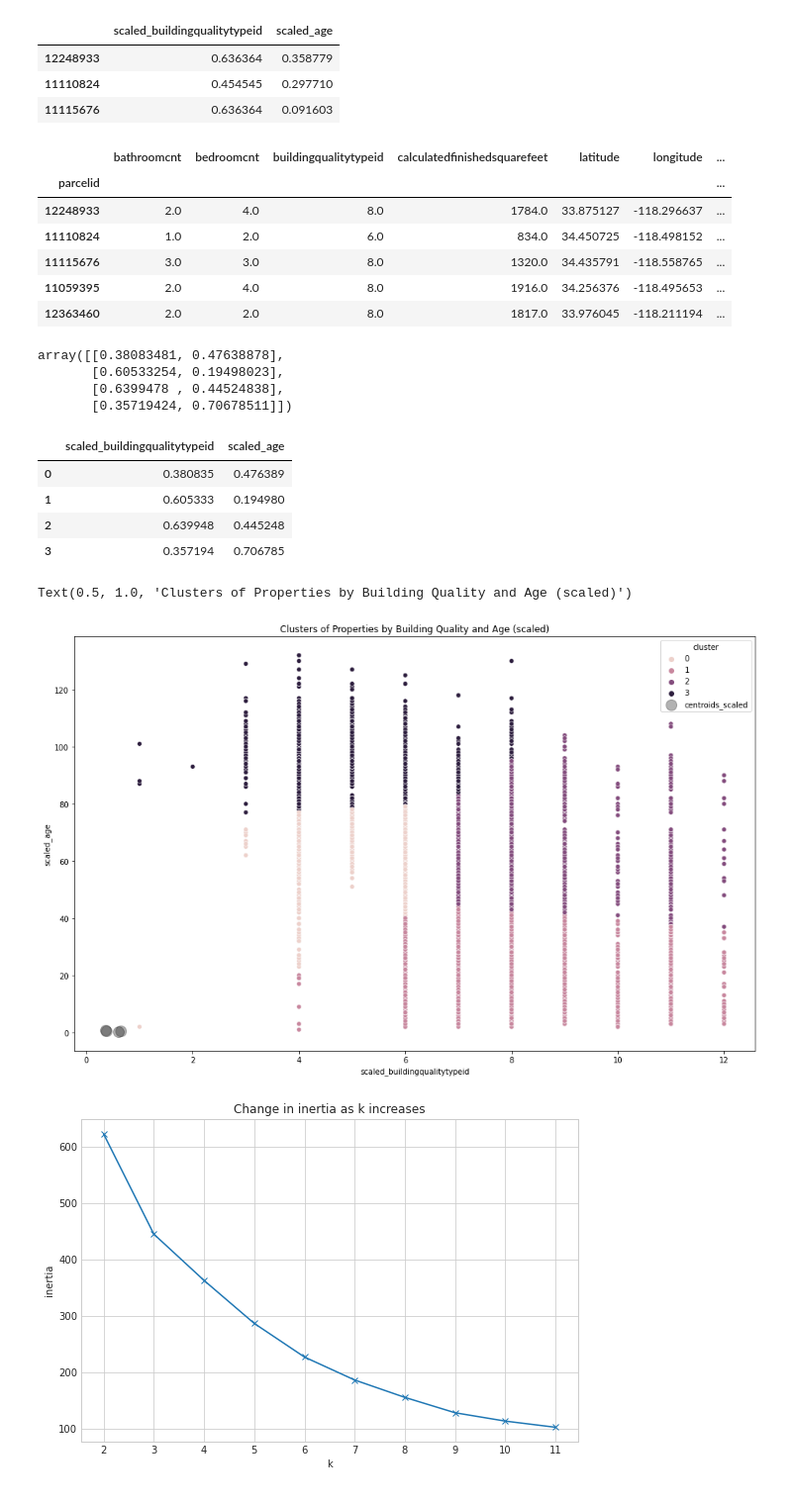
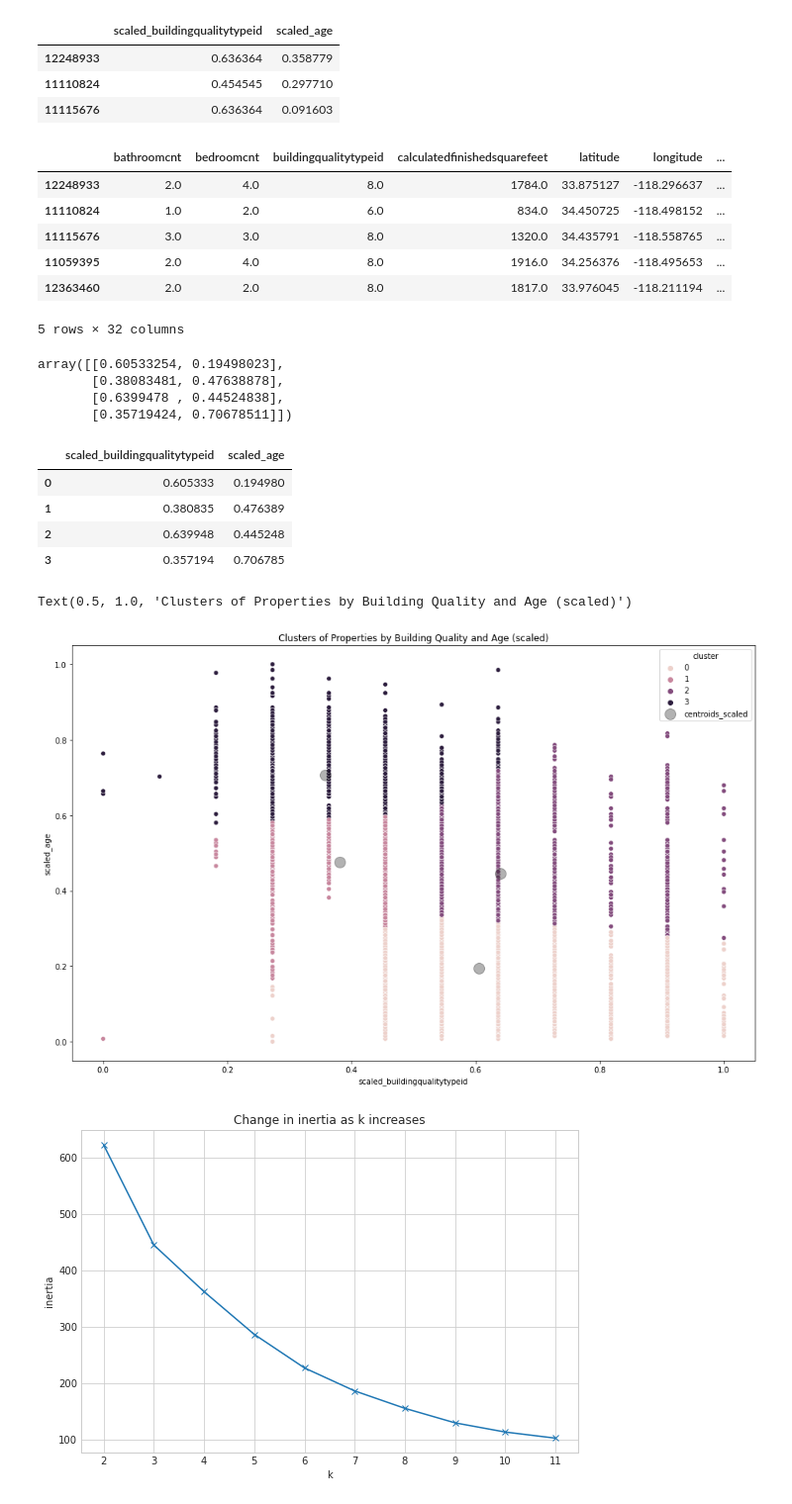
Before and after one commit to Gabriela-and-Justin/Zillow-Clustering-Project, a Jupyter notebook: justin_clustering_exploration.ipynb, the cells around one changed output. Shown at 99% size. Drawn from its saved outputs; the diff is of its cells as text; code cells hidden in the pictures.

```diff
--- a/justin_clustering_exploration.ipynb
+++ b/justin_clustering_exploration.ipynb
@@ -47,4 +47,4 @@ df_la.shape
 #Split LA County Data Frame into train, validate, test, etc...
 partitions = explore.split(df_la, target_var='logerror')
 train = partitions[0]
-train.shape
+partitions[0] = train
@@ -79 +87,3 @@ for i in range(len(X)):
+# %%
+X_train = X[0]
 # %%
@@ -164,3 +215,6 @@ Text(0.5, 1.0, 'Clusters of Properties by Land Value and Acres (scaled)')
+# %%
+#Drop the cluster columns from the dataframe so we can run new cluster models
+X_train.drop(columns={'cluster'}, inplace=True)
 # %% [markdown]
 ---
 # %% [markdown]
@@ -168,7 +222,7 @@ Text(0.5, 1.0, 'Clusters of Properties by Land Value and Acres (scaled)')
 # %%
 # define independent variables for k-means
 
-X = X[0][['scaled_buildingqualitytypeid', 'scaled_age']]
+X = X_train[['scaled_buildingqualitytypeid', 'scaled_age']]
 X.head(3)
 # %% [output]
 |  | scaled_buildingqualitytypeid | scaled_age |
@@ -187,23 +241,22 @@ kmeans.predict(X)
 
 # make a new column names cluster in X_train and X[0] dataframe
 X_train['cluster'] = kmeans.predict(X)
-#X['cluster'] = kmeans.predict(X)
 
 X_train.head()
 # %% [output]
 |  | bathroomcnt | bedroomcnt | buildingqualitytypeid | calculatedfinishedsquarefeet | latitude | longitude | ... |
-| parcelid |  |  |  |  |  |  | ... |
 | 12248933 | 2.0 | 4.0 | 8.0 | 1784.0 | 33.875127 | -118.296637 | ... |
 | 11110824 | 1.0 | 2.0 | 6.0 | 834.0 | 34.450725 | -118.498152 | ... |
 | 11115676 | 3.0 | 3.0 | 8.0 | 1320.0 | 34.435791 | -118.558765 | ... |
 | 11059395 | 2.0 | 4.0 | 8.0 | 1916.0 | 34.256376 | -118.495653 | ... |
 | 12363460 | 2.0 | 2.0 | 8.0 | 1817.0 | 33.976045 | -118.211194 | ... |
+5 rows × 32 columns
 # %%
 # Cluster Centers aka centroids - THE OUTPUT IS SCALED (NOTE THIS FOR PLOTTING)
 kmeans.cluster_centers_
 # %% [output]
-array([[0.38083481, 0.47638878],
-       [0.60533254, 0.19498023],
+array([[0.60533254, 0.19498023],
+       [0.38083481, 0.47638878],
        [0.6399478 , 0.44524838],
        [0.35719424, 0.70678511]])
 # %%
@@ -212,22 +265,22 @@ centroids_scaled = pd.DataFrame(kmeans.cluster_centers_, columns = X.columns)
 centroids_scaled
 # %% [output]
 |  | scaled_buildingqualitytypeid | scaled_age |
-| 0 | 0.380835 | 0.476389 |
-| 1 | 0.605333 | 0.194980 |
+| 0 | 0.605333 | 0.194980 |
+| 1 | 0.380835 | 0.476389 |
 | 2 | 0.639948 | 0.445248 |
 | 3 | 0.357194 | 0.706785 |
 # %%
 plt.figure(figsize=(16,10))
 
-sns.scatterplot(x='buildingqualitytypeid', y='age', data=X_train, hue='cluster')
+sns.scatterplot(x='scaled_buildingqualitytypeid', y='scaled_age', data=X_train, hue='cluster')
 
 # plot cluster centers (centroids)
 centroids_scaled.plot.scatter(x='scaled_buildingqualitytypeid', y='scaled_age', ax=plt.gca(), color='k', alpha = 0.3, s = 200, marker = 'o', label = 'centroids_scaled')
 
 plt.title('Clusters of Properties by Building Quality and Age (scaled)')
 # %% [output]
 Text(0.5, 1.0, 'Clusters of Properties by Building Quality and Age (scaled)')
-[figure, old version]
+[figure, new version]
 # %%
 # lets plot inertia vs k
 
```
Also changed, not shown: parts of 62 cells of this notebook.
